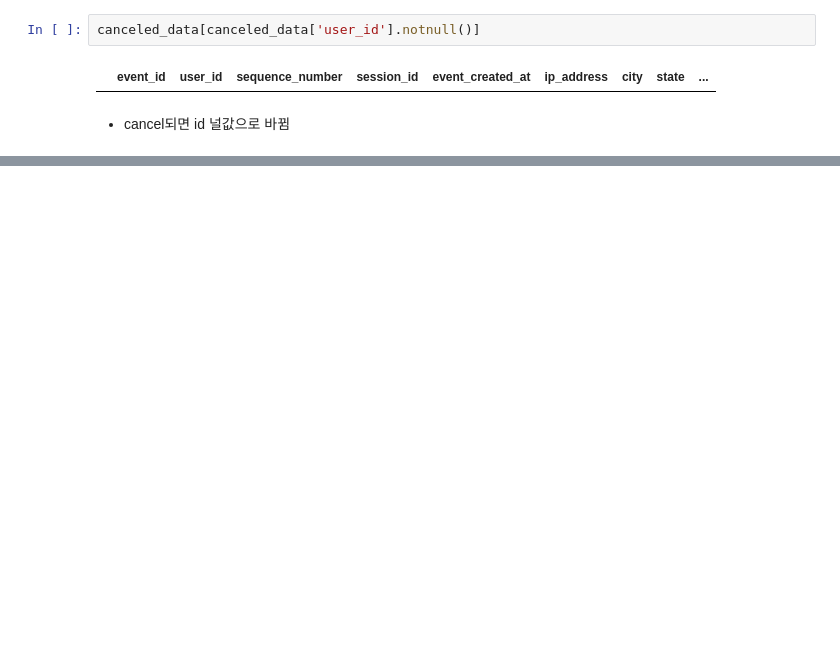
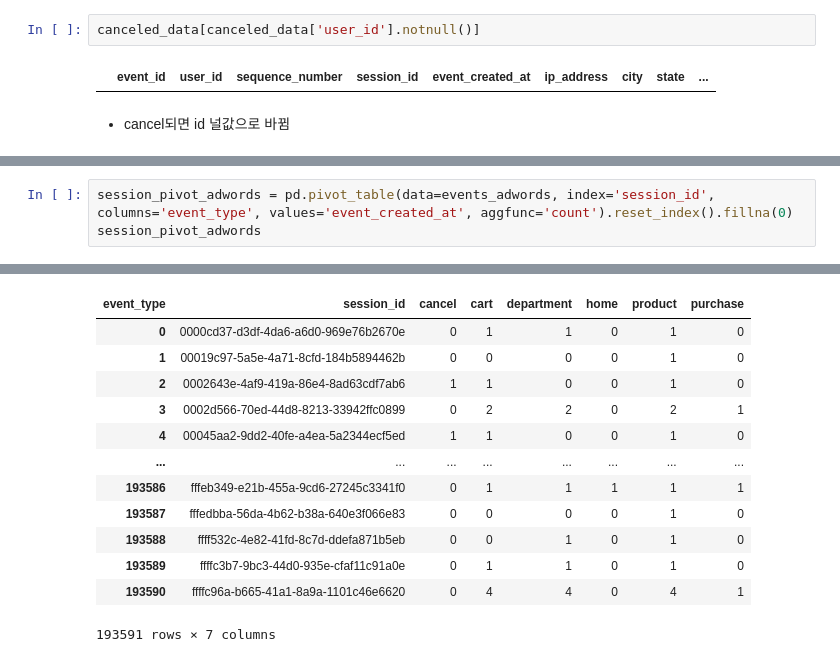
Before and after one commit to kyeob1107/Four-A, a Jupyter notebook: khj/funnel.ipynb, the cells around one changed output, grey strips where cells are left out. Saved outputs shown, nothing was run; the diff lists cells and outputs as text; blank space fills up the shorter version.

```diff
--- a/khj/funnel.ipynb
+++ b/khj/funnel.ipynb
@@ -435,0 +583,4 @@ canceled_data[canceled_data['user_id'].notnull()]
+# %%
+session_pivot_adwords = pd.pivot_table(data=events_adwords, index='session_id', columns='event_type', values='event_created_at', aggfunc='count').reset_index().fillna(0)
+session_pivot_adwords
+# %% [output]
@@ -435,0 +588,13 @@ canceled_data[canceled_data['user_id'].notnull()]
+| event_type | session_id | cancel | cart | department | home | product | purchase |
+| 0 | 0000cd37-d3df-4da6-a6d0-969e76b2670e | 0 | 1 | 1 | 0 | 1 | 0 |
+| 1 | 00019c97-5a5e-4a71-8cfd-184b5894462b | 0 | 0 | 0 | 0 | 1 | 0 |
+| 2 | 0002643e-4af9-419a-86e4-8ad63cdf7ab6 | 1 | 1 | 0 | 0 | 1 | 0 |
+| 3 | 0002d566-70ed-44d8-8213-33942ffc0899 | 0 | 2 | 2 | 0 | 2 | 1 |
+| 4 | 00045aa2-9dd2-40fe-a4ea-5a2344ecf5ed | 1 | 1 | 0 | 0 | 1 | 0 |
+| ... | ... | ... | ... | ... | ... | ... | ... |
+| 193586 | fffeb349-e21b-455a-9cd6-27245c3341f0 | 0 | 1 | 1 | 1 | 1 | 1 |
+| 193587 | fffedbba-56da-4b62-b38a-640e3f066e83 | 0 | 0 | 0 | 0 | 1 | 0 |
+| 193588 | ffff532c-4e82-41fd-8c7d-ddefa871b5eb | 0 | 0 | 1 | 0 | 1 | 0 |
+| 193589 | ffffc3b7-9bc3-44d0-935e-cfaf11c91a0e | 0 | 1 | 1 | 0 | 1 | 0 |
+| 193590 | ffffc96a-b665-41a1-8a9a-1101c46e6620 | 0 | 4 | 4 | 0 | 4 | 1 |
+193591 rows × 7 columns
```
Also changed, not shown: parts of 32 cells of this notebook, 1 other file.
